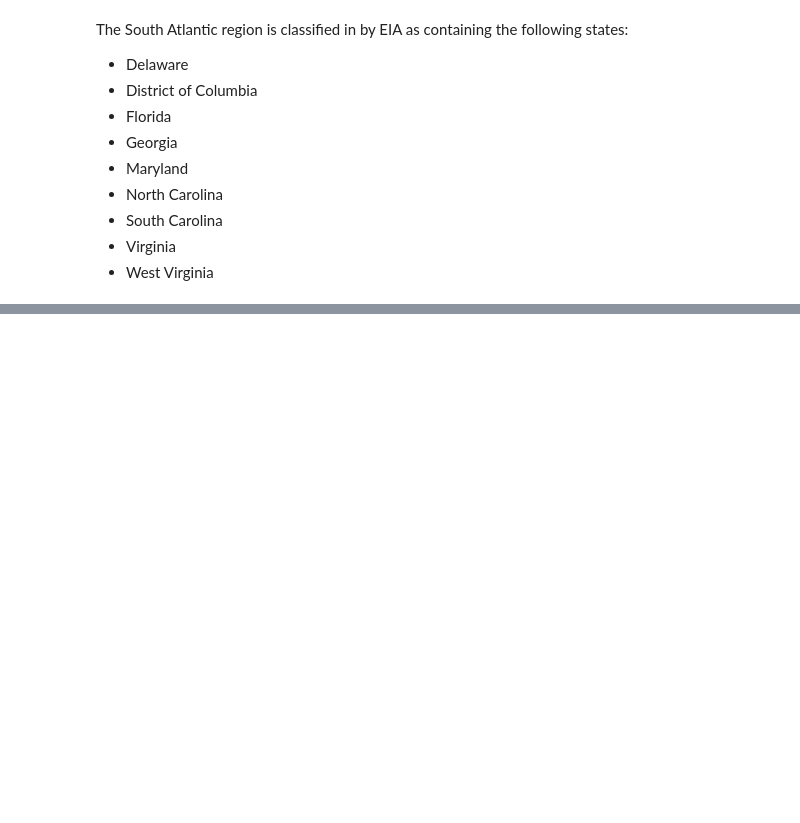
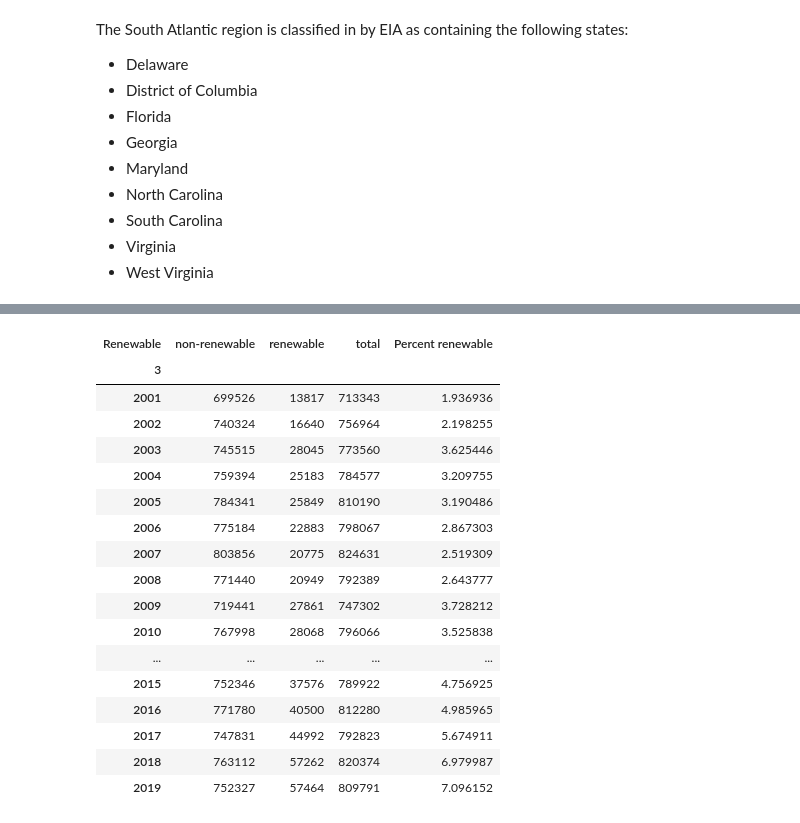
Before and after one commit to Mitchemoto/project-1-, a Jupyter notebook: Energy_Source_Clean.ipynb, the cells around one changed output, grey strips where cells are left out. Saved outputs shown, nothing was run; the diff lists cells and outputs as text; code cells hidden in the pictures; blank space fills up the shorter version.

```diff
--- a/Energy_Source_Clean.ipynb
+++ b/Energy_Source_Clean.ipynb
@@ -397,0 +421,31 @@ The South Atlantic region is classified in by EIA as containing the following st
+# %%
+sa_group=sa_region.groupby('Renewable')
+sa_group_totals=sa_group.sum()
+
+#Transpose table to show a column of dates
+sa_group_totals=sa_group_totals.T
+
+#Add a total and percent renewable column
+sa_group_totals['total']=sa_group_totals.sum(axis=1)
+sa_group_totals['Percent renewable']=(sa_group_totals['renewable']*100)/sa_group_totals['total']
+
+sa_group_totals
+# %% [output]
+| Renewable | non-renewable | renewable | total | Percent renewable |
+| 3 |  |  |  |  |
+| 2001 | 699526 | 13817 | 713343 | 1.936936 |
+| 2002 | 740324 | 16640 | 756964 | 2.198255 |
+| 2003 | 745515 | 28045 | 773560 | 3.625446 |
+| 2004 | 759394 | 25183 | 784577 | 3.209755 |
+| 2005 | 784341 | 25849 | 810190 | 3.190486 |
+| 2006 | 775184 | 22883 | 798067 | 2.867303 |
+| 2007 | 803856 | 20775 | 824631 | 2.519309 |
+| 2008 | 771440 | 20949 | 792389 | 2.643777 |
+| 2009 | 719441 | 27861 | 747302 | 3.728212 |
+| 2010 | 767998 | 28068 | 796066 | 3.525838 |
+| ... | ... | ... | ... | ... |
+| 2015 | 752346 | 37576 | 789922 | 4.756925 |
+| 2016 | 771780 | 40500 | 812280 | 4.985965 |
+| 2017 | 747831 | 44992 | 792823 | 5.674911 |
+| 2018 | 763112 | 57262 | 820374 | 6.979987 |
+| 2019 | 752327 | 57464 | 809791 | 7.096152 |
```
Also changed, not shown: parts of 10 cells of this notebook.
